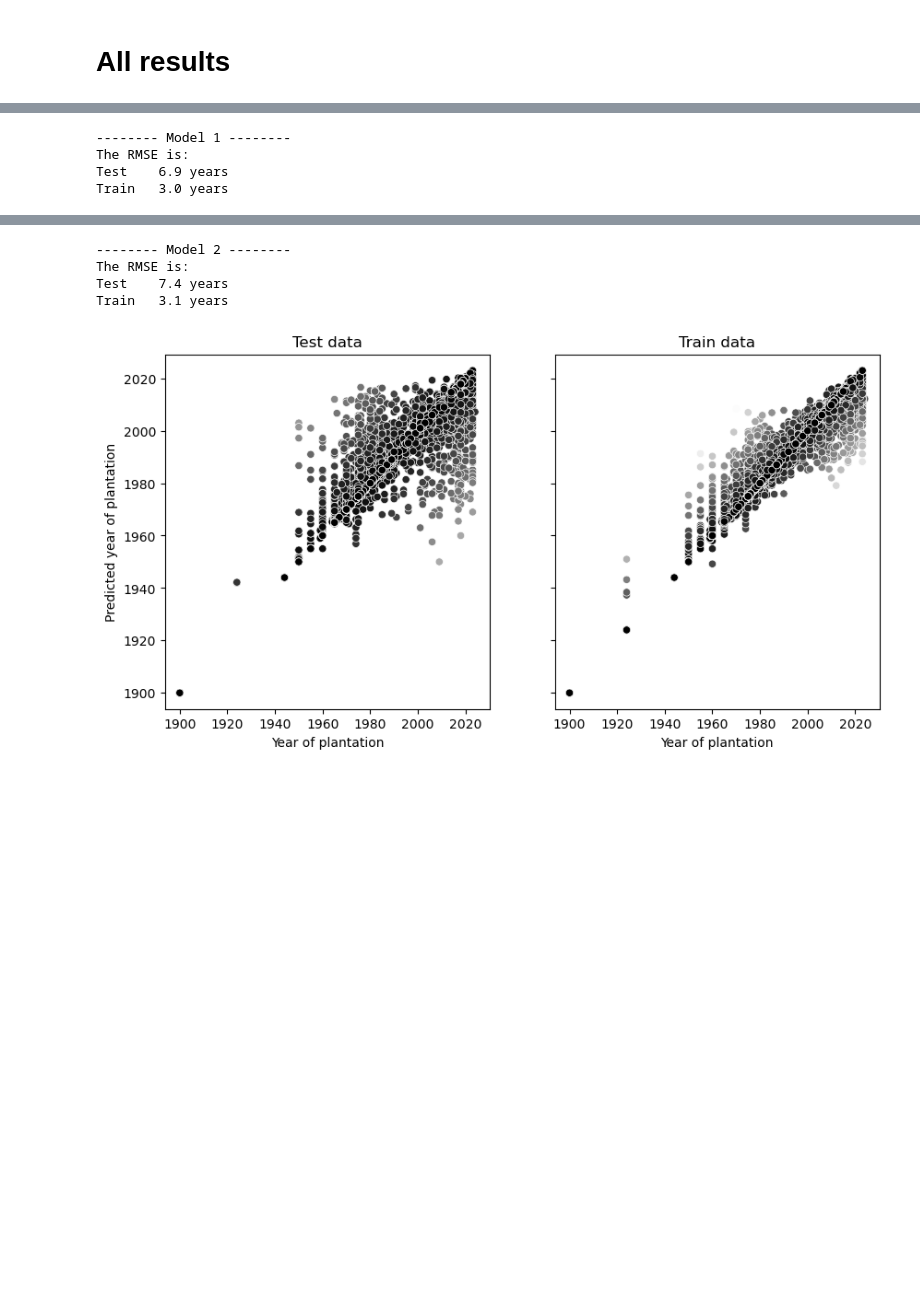
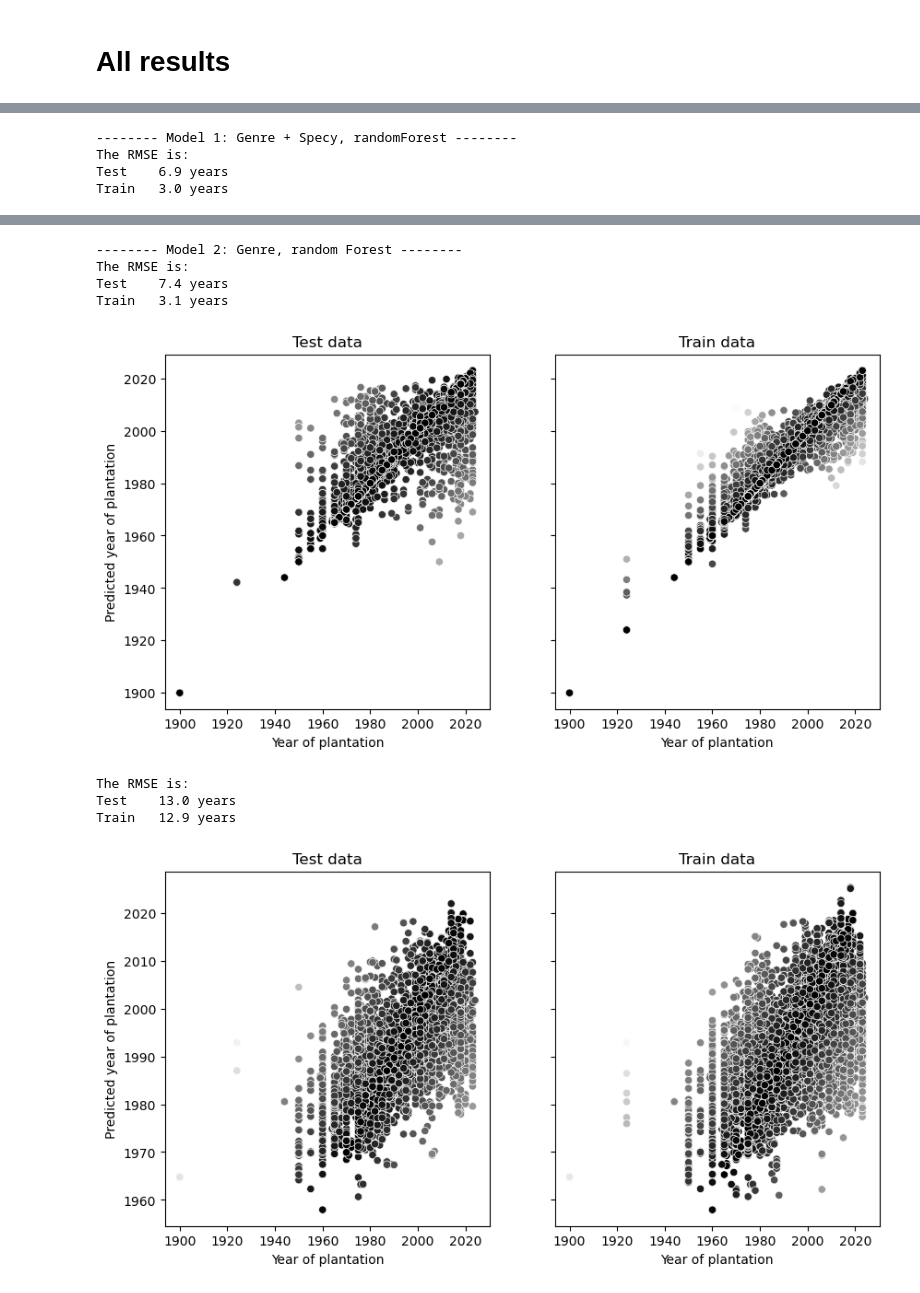
Before and after one commit to ThibaultLaunois/Campnum-12_ML1, a Jupyter notebook: notebooks/2-Pipeline_ML.ipynb, the cells around one changed output, grey strips where cells are left out. Cells and saved outputs as stored; diff of their text form; code cells hidden in the pictures; blank space fills up the shorter version.

Commit message:
feat: add model 3

```diff
--- a/notebooks/2-Pipeline_ML.ipynb
+++ b/notebooks/2-Pipeline_ML.ipynb
@@ -269,0 +286,9 @@ Pipeline(steps=[('preprocessing',
+# %%
+from sklearn.linear_model import ElasticNet
+
+model_3=Pipeline([
+    ('preprocessing', preprocessor_2),
+    ('classifier', ElasticNet(alpha=0.01,random_state=random_state))
+])
+
+model_3.fit(X_train, y_train)
@@ -272,27 +316,32 @@ Pipeline(steps=[('preprocessing',
 # %%
 def print_title_model(name):
     number_dash=8
     print("-"*number_dash+" "+name+" "+"-"*number_dash)
 
 print_title_model("Dummy model")
 show_results(dummy_model)
-print_title_model("Model 1")
+print_title_model("Model 1: Genre + Specy, randomForest")
 show_results(model_1)
-print_title_model("Model 2")
+print_title_model("Model 2: Genre, random Forest")
 show_results(model_2)
+show_results(model_3)
 # %% [output]
 -------- Dummy model --------
 The RMSE is:
 Test    18.3 years
 Train   18.1 years
 [figure]
--------- Model 1 --------
+-------- Model 1: Genre + Specy, randomForest --------
 The RMSE is:
 Test    6.9 years
 Train   3.0 years
 [figure]
--------- Model 2 --------
+-------- Model 2: Genre, random Forest --------
 The RMSE is:
 Test    7.4 years
 Train   3.1 years
 [figure]
+The RMSE is:
+Test    13.0 years
+Train   12.9 years
+[figure, added]
```
Also changed, not shown: parts of 6 cells of this notebook.
